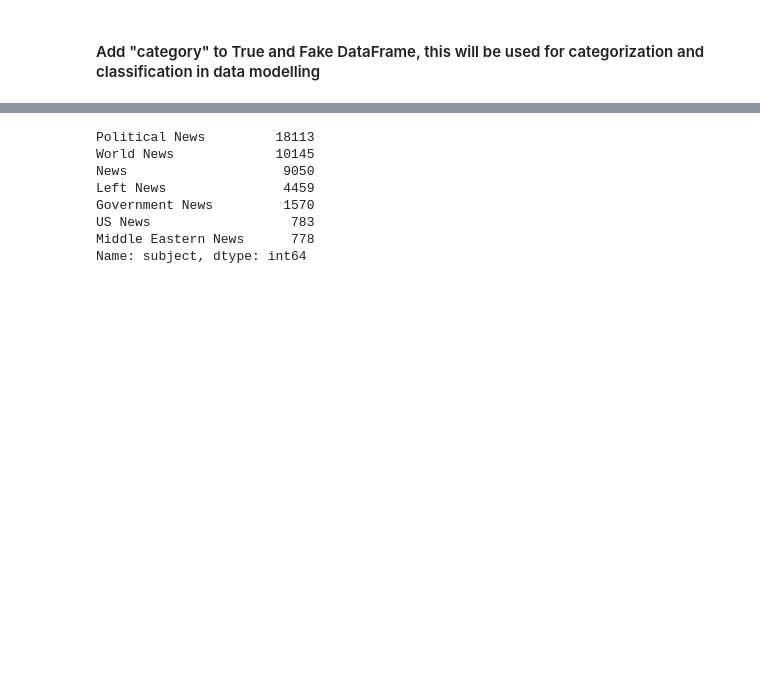
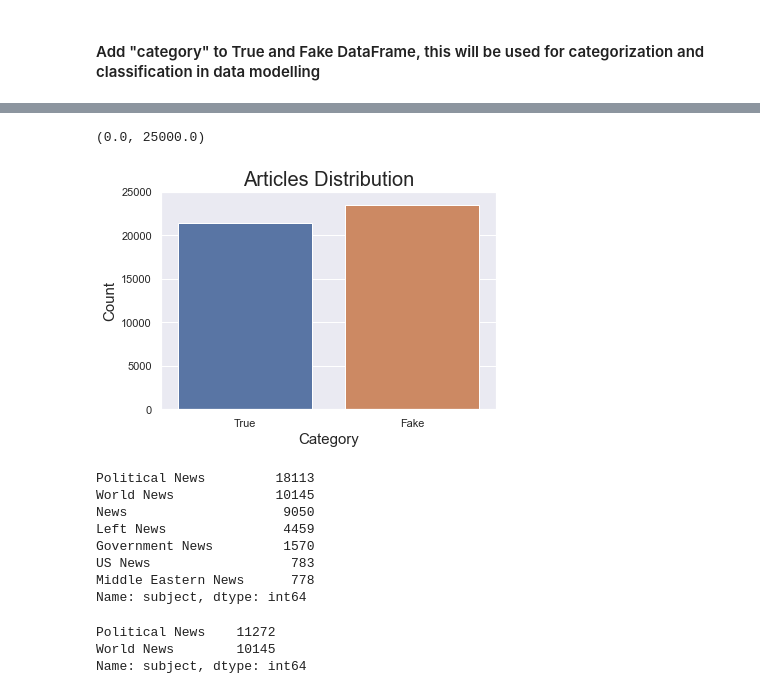
Before and after one commit to conibear/brainstation_machine_learning, a Jupyter notebook: notebook/BrainStation Machine Learning Project.ipynb, the cells around one changed output, grey strips where cells are left out. Cells and saved outputs as stored; diff of their text form; code cells hidden in the pictures; blank space fills up the shorter version.

```diff
--- a/notebook/BrainStation Machine Learning Project.ipynb
+++ b/notebook/BrainStation Machine Learning Project.ipynb
@@ -212,3 +280,12 @@ df_tf.head()
+# %%
+sns.countplot(x='True/Fake', data=df_tf)#color='#597FE7')
+plt.title('Articles Distribution',fontsize = 20)
+plt.xlabel('Category',fontsize = 15)
+plt.ylabel('Count',fontsize = 15)
+plt.ylim([0, 25000])
+# %% [output]
+(0.0, 25000.0)
+[figure, added]
 # %%
 df_tf.subject.value_counts()
 # %% [output]
@@ -220,3 +297,9 @@ Government News         1570
 US News                  783
 Middle Eastern News      778
 Name: subject, dtype: int64
+# %%
+df_true.subject.value_counts()
+# %% [output]
+Political News    11272
+World News        10145
+Name: subject, dtype: int64
```
Also changed, not shown: parts of 38 cells of this notebook.
